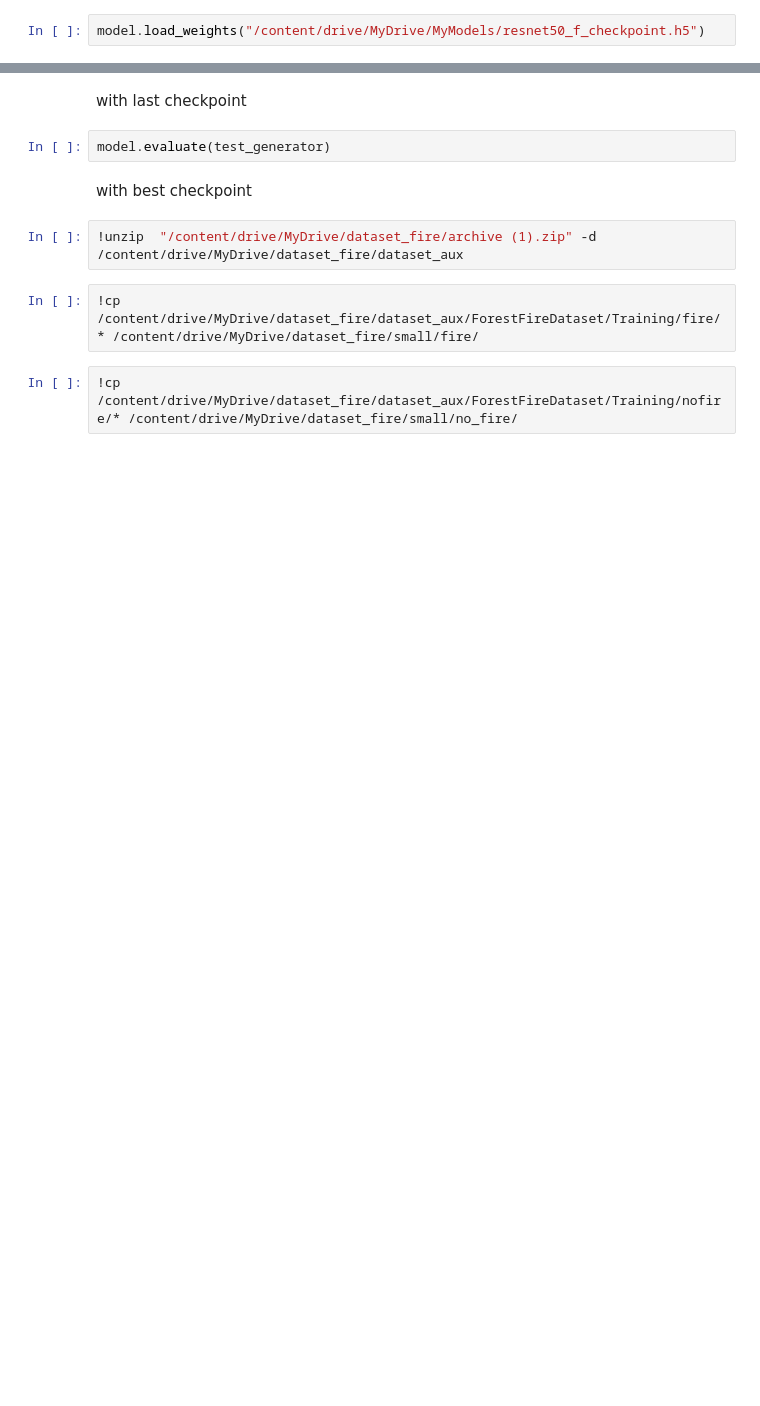
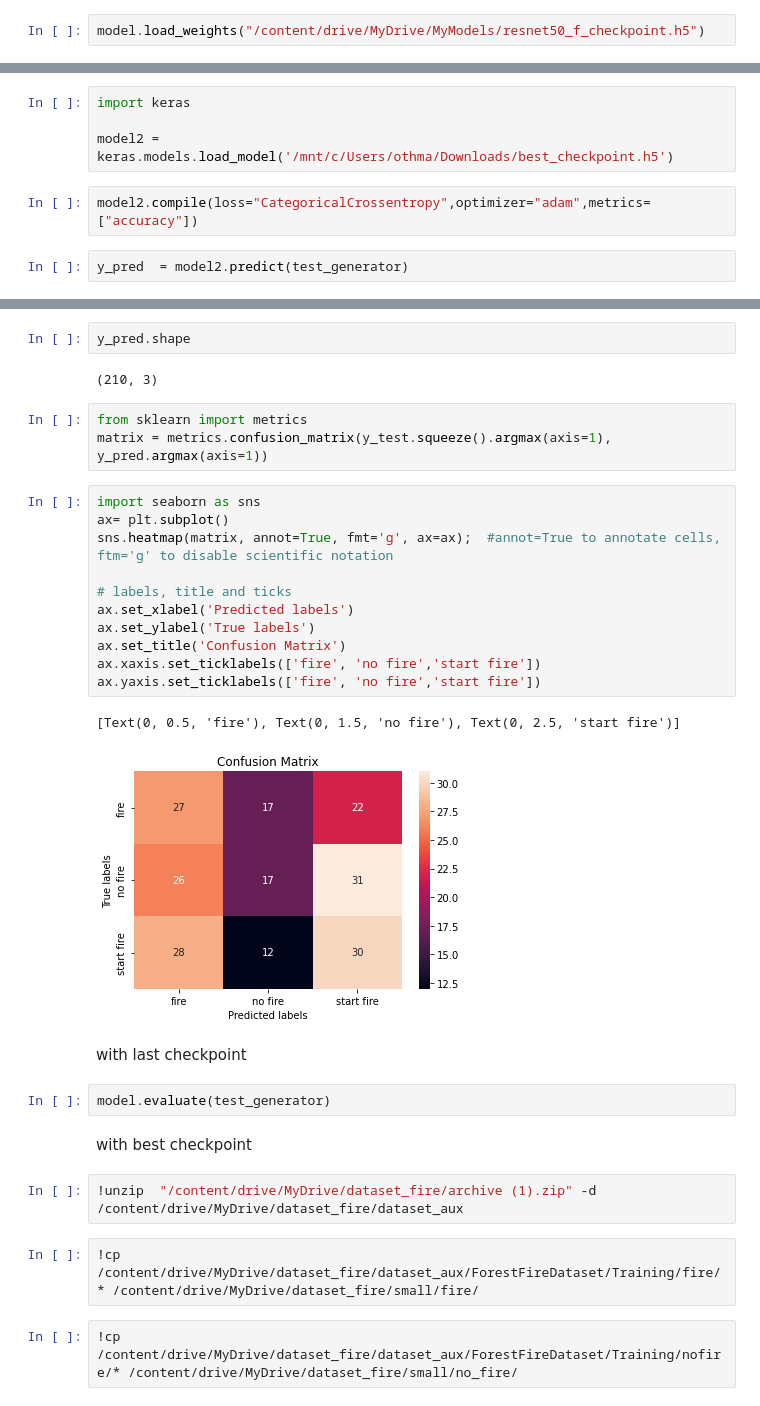
Before and after one commit to othmane42/defi1_hackAI, a Jupyter notebook: 3_Input_classification_2022.ipynb, the cells around one changed output, grey strips where cells are left out. Saved outputs shown, nothing was run; the diff lists cells and outputs as text; blank space fills up the shorter version.

```diff
--- a/3_Input_classification_2022.ipynb
+++ b/3_Input_classification_2022.ipynb
@@ -288,0 +314,8 @@ model.evaluate(test_generator)
+# %%
+import keras
+
+model2 = keras.models.load_model('/mnt/c/Users/othma/Downloads/best_checkpoint.h5')
+# %%
+model2.compile(loss="CategoricalCrossentropy",optimizer="adam",metrics=["accuracy"])
+# %%
+y_pred  = model2.predict(test_generator)
@@ -289,3 +331,24 @@ model.evaluate(test_generator)
+# %%
+y_pred.shape
+# %% [output]
+(210, 3)
+# %%
+from sklearn import metrics
+matrix = metrics.confusion_matrix(y_test.squeeze().argmax(axis=1), y_pred.argmax(axis=1))
+# %%
+import seaborn as sns
+ax= plt.subplot()
+sns.heatmap(matrix, annot=True, fmt='g', ax=ax);  #annot=True to annotate cells, ftm='g' to disable scientific notation
+
+# labels, title and ticks
+ax.set_xlabel('Predicted labels')
+ax.set_ylabel('True labels')
+ax.set_title('Confusion Matrix')
+ax.xaxis.set_ticklabels(['fire', 'no fire','start fire'])
+ax.yaxis.set_ticklabels(['fire', 'no fire','start fire'])
+# %% [output]
+[Text(0, 0.5, 'fire'), Text(0, 1.5, 'no fire'), Text(0, 2.5, 'start fire')]
+[figure, added]
 # %% [markdown]
 with last checkpoint
 # %%
```
Also changed, not shown: parts of 19 cells of this notebook, 2 other files.
